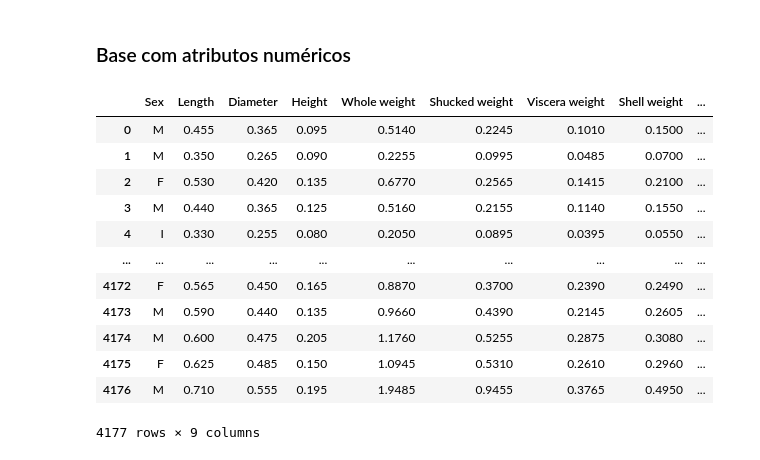
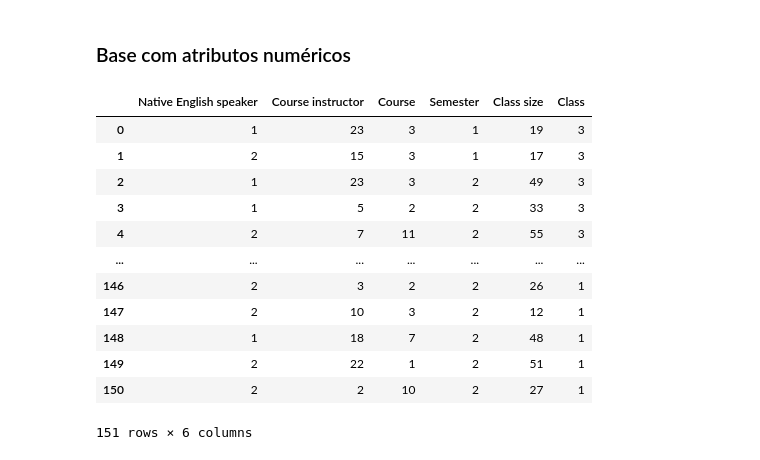
Before and after one commit to clebsonluiz/UAST-2021.1-REC-PAD, a Jupyter notebook: REC-PAD-2021_1 TAE.ipynb, the cells around one changed output. Cells and saved outputs as stored; diff of their text form; code cells hidden in the pictures.

```diff
--- a/REC-PAD-2021_1 TAE.ipynb
+++ b/REC-PAD-2021_1 TAE.ipynb
@@ -7,34 +7,36 @@ import numpy as np
 ### Base com atributos numéricos
 # %%
 # Base tirada de https://archive.ics.uci.edu/ml/datasets/Teaching+Assistant+Evaluation
+
+tae_metric_classes = {1:"Low", 2:"Medium", 3:"High"}
 
 tae = pd.read_csv('databases/tae.csv',
                       header=None,
                       names=[
                             "Native English speaker",
                             "Course instructor",
                             "Course",
                             "Semester",
                             "Class size",
                             "Class"
                             ])
 
 
 tae
 # %% [output]
-|  | Sex | Length | Diameter | Height | Whole weight | Shucked weight | Viscera weight | Shell weight | ... |
-| 0 | M | 0.455 | 0.365 | 0.095 | 0.5140 | 0.2245 | 0.1010 | 0.1500 | ... |
-| 1 | M | 0.350 | 0.265 | 0.090 | 0.2255 | 0.0995 | 0.0485 | 0.0700 | ... |
-| 2 | F | 0.530 | 0.420 | 0.135 | 0.6770 | 0.2565 | 0.1415 | 0.2100 | ... |
-| 3 | M | 0.440 | 0.365 | 0.125 | 0.5160 | 0.2155 | 0.1140 | 0.1550 | ... |
-| 4 | I | 0.330 | 0.255 | 0.080 | 0.2050 | 0.0895 | 0.0395 | 0.0550 | ... |
-| ... | ... | ... | ... | ... | ... | ... | ... | ... | ... |
-| 4172 | F | 0.565 | 0.450 | 0.165 | 0.8870 | 0.3700 | 0.2390 | 0.2490 | ... |
-| 4173 | M | 0.590 | 0.440 | 0.135 | 0.9660 | 0.4390 | 0.2145 | 0.2605 | ... |
-| 4174 | M | 0.600 | 0.475 | 0.205 | 1.1760 | 0.5255 | 0.2875 | 0.3080 | ... |
-| 4175 | F | 0.625 | 0.485 | 0.150 | 1.0945 | 0.5310 | 0.2610 | 0.2960 | ... |
-| 4176 | M | 0.710 | 0.555 | 0.195 | 1.9485 | 0.9455 | 0.3765 | 0.4950 | ... |
+|  | Native English speaker | Course instructor | Course | Semester | Class size | Class |
+| 0 | 1 | 23 | 3 | 1 | 19 | 3 |
+| 1 | 2 | 15 | 3 | 1 | 17 | 3 |
+| 2 | 1 | 23 | 3 | 2 | 49 | 3 |
+| 3 | 1 | 5 | 2 | 2 | 33 | 3 |
+| 4 | 2 | 7 | 11 | 2 | 55 | 3 |
+| ... | ... | ... | ... | ... | ... | ... |
+| 146 | 2 | 3 | 2 | 2 | 26 | 1 |
+| 147 | 2 | 10 | 3 | 2 | 12 | 1 |
+| 148 | 1 | 18 | 7 | 2 | 48 | 1 |
+| 149 | 2 | 22 | 1 | 2 | 51 | 1 |
+| 150 | 2 | 2 | 10 | 2 | 27 | 1 |
-4177 rows × 9 columns
+151 rows × 6 columns
 # %%
 tae.describe()
 # %% [output]
```
Also changed, not shown: parts of 16 cells of this notebook, 4 other files.
